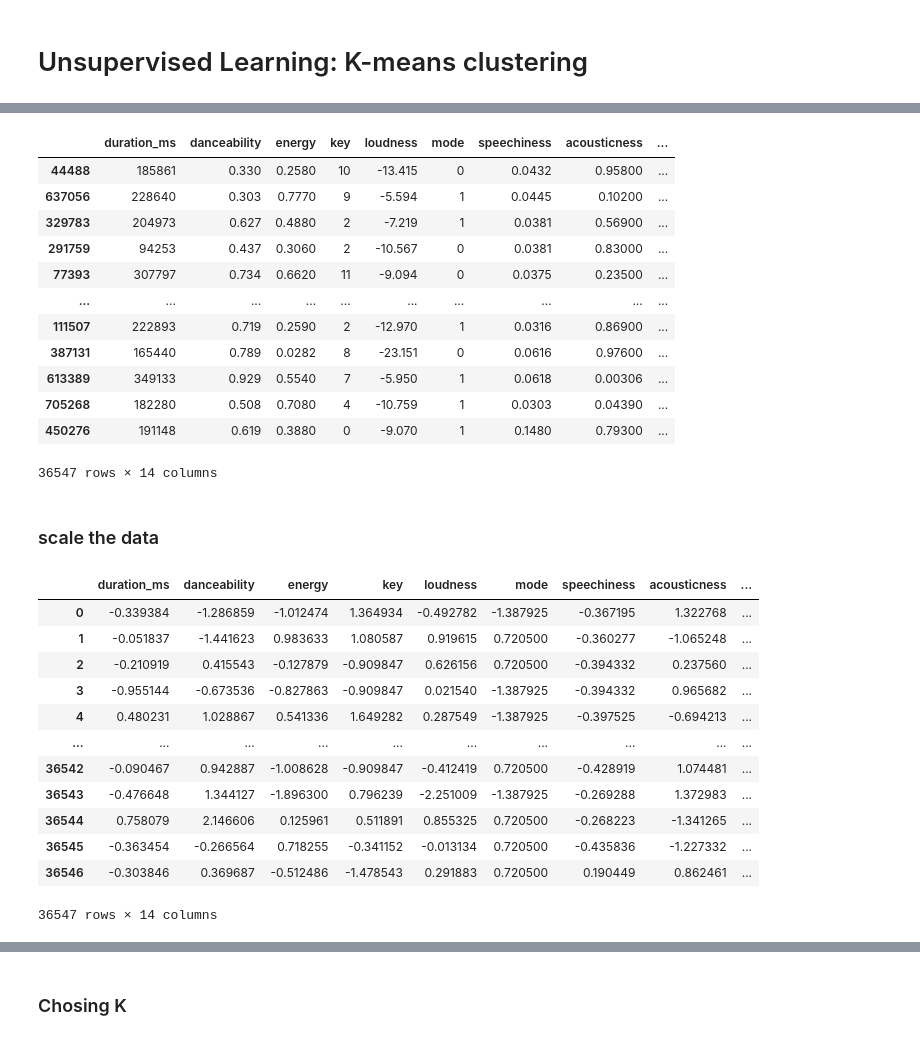
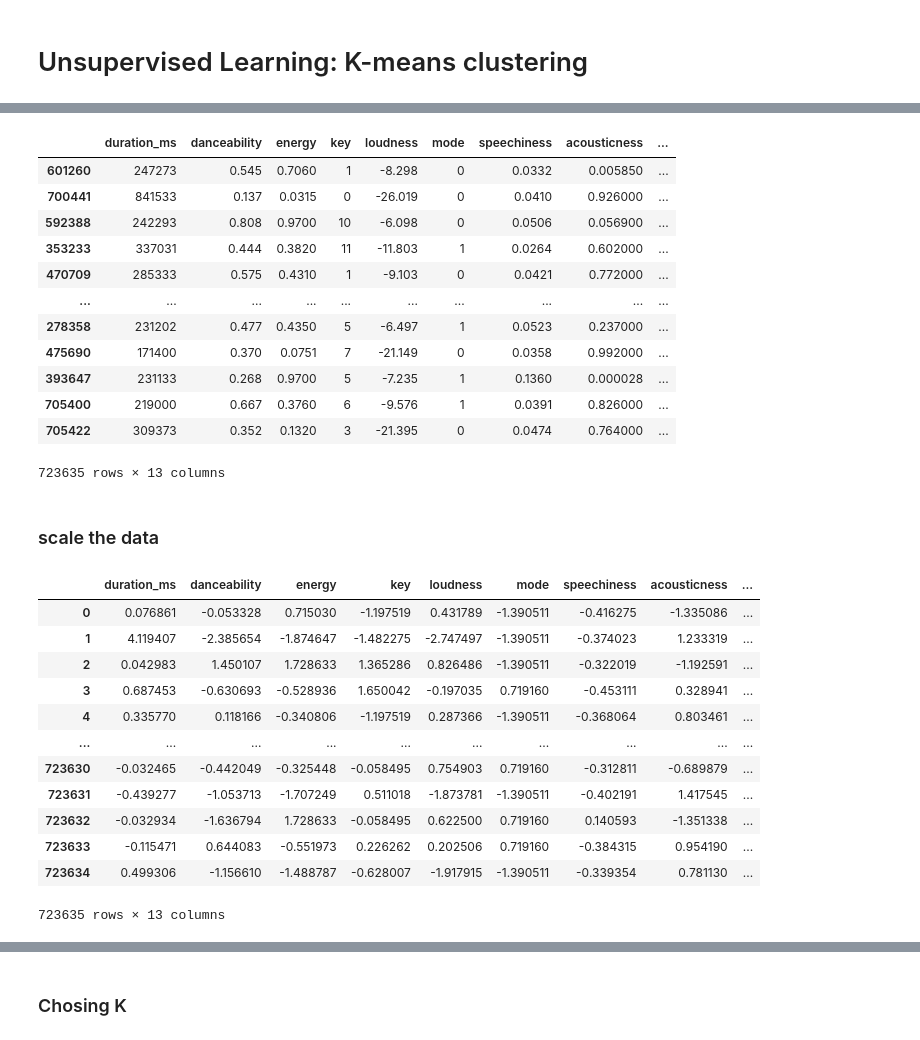
Before and after one commit to Alpha1294/lab-unsupervised-learning-intro, a Jupyter notebook: sing_recomender.ipynb, the cells around one changed output, grey strips where cells are left out. Cells and saved outputs as stored; diff of their text form; code cells hidden in the pictures.

```diff
--- a/sing_recomender.ipynb
+++ b/sing_recomender.ipynb
@@ -76,7 +77,7 @@ big_df=big_df.dropna()
 # %%
 #taking onyl 10% of the data so is not so slow
 
-sampled_df = big_df.sample(frac=0.05)
+sampled_df = big_df.sample(frac=0.99)
 sampled_df
 # %% [output]
 |  | track_id | track_name | popularity_x | duration_ms | explicit | artists | id_artists | release_date | ... |
@@ -95,48 +96,52 @@ sampled_df
 # %%
 columns_to_drop = ['track_id', 'track_name', 'explicit', 'artists',
                    'id_artists', 'release_date', 'artist_id',
-                   'genres', 'artist_name', 'popularity_x', 'popularity_y']
+                   'genres', 'artist_name', 'popularity_x', 'popularity_y',"followers"]
 # %%
 sampled_df = sampled_df.drop(columns=columns_to_drop)
 # %%
 sampled_df
 # %% [output]
 |  | duration_ms | danceability | energy | key | loudness | mode | speechiness | acousticness | ... |
-| 44488 | 185861 | 0.330 | 0.2580 | 10 | -13.415 | 0 | 0.0432 | 0.95800 | ... |
-| 637056 | 228640 | 0.303 | 0.7770 | 9 | -5.594 | 1 | 0.0445 | 0.10200 | ... |
-| 329783 | 204973 | 0.627 | 0.4880 | 2 | -7.219 | 1 | 0.0381 | 0.56900 | ... |
-| 291759 | 94253 | 0.437 | 0.3060 | 2 | -10.567 | 0 | 0.0381 | 0.83000 | ... |
-| 77393 | 307797 | 0.734 | 0.6620 | 11 | -9.094 | 0 | 0.0375 | 0.23500 | ... |
+| 601260 | 247273 | 0.545 | 0.7060 | 1 | -8.298 | 0 | 0.0332 | 0.005850 | ... |
+| 700441 | 841533 | 0.137 | 0.0315 | 0 | -26.019 | 0 | 0.0410 | 0.926000 | ... |
+| 592388 | 242293 | 0.808 | 0.9700 | 10 | -6.098 | 0 | 0.0506 | 0.056900 | ... |
+| 353233 | 337031 | 0.444 | 0.3820 | 11 | -11.803 | 1 | 0.0264 | 0.602000 | ... |
+| 470709 | 285333 | 0.575 | 0.4310 | 1 | -9.103 | 0 | 0.0421 | 0.772000 | ... |
 | ... | ... | ... | ... | ... | ... | ... | ... | ... | ... |
-| 111507 | 222893 | 0.719 | 0.2590 | 2 | -12.970 | 1 | 0.0316 | 0.86900 | ... |
-| 387131 | 165440 | 0.789 | 0.0282 | 8 | -23.151 | 0 | 0.0616 | 0.97600 | ... |
-| 613389 | 349133 | 0.929 | 0.5540 | 7 | -5.950 | 1 | 0.0618 | 0.00306 | ... |
-| 705268 | 182280 | 0.508 | 0.7080 | 4 | -10.759 | 1 | 0.0303 | 0.04390 | ... |
-| 450276 | 191148 | 0.619 | 0.3880 | 0 | -9.070 | 1 | 0.1480 | 0.79300 | ... |
+| 278358 | 231202 | 0.477 | 0.4350 | 5 | -6.497 | 1 | 0.0523 | 0.237000 | ... |
+| 475690 | 171400 | 0.370 | 0.0751 | 7 | -21.149 | 0 | 0.0358 | 0.992000 | ... |
+| 393647 | 231133 | 0.268 | 0.9700 | 5 | -7.235 | 1 | 0.1360 | 0.000028 | ... |
+| 705400 | 219000 | 0.667 | 0.3760 | 6 | -9.576 | 1 | 0.0391 | 0.826000 | ... |
+| 705422 | 309373 | 0.352 | 0.1320 | 3 | -21.395 | 0 | 0.0474 | 0.764000 | ... |
-36547 rows × 14 columns
+723635 rows × 13 columns
 # %% [markdown]
 ### scale the data
 # %%
-transformer = StandardScaler().fit(sampled_df)
-cluster_df_normalized = transformer.transform(sampled_df)
+# Load the saved StandardScaler
+with open('transformer.pkl', 'rb') as f:
+    loaded_transformer = pickle.load(f)
+
+#transformer = StandardScaler().fit(sampled_df)
+cluster_df_normalized = loaded_transformer.transform(sampled_df)
 
 # Now, all features will have the same weight.
 cluster_df_normalized = pd.DataFrame(cluster_df_normalized,columns=sampled_df.columns)
 cluster_df_normalized
 # %% [output]
 |  | duration_ms | danceability | energy | key | loudness | mode | speechiness | acousticness | ... |
-| 0 | -0.339384 | -1.286859 | -1.012474 | 1.364934 | -0.492782 | -1.387925 | -0.367195 | 1.322768 | ... |
-| 1 | -0.051837 | -1.441623 | 0.983633 | 1.080587 | 0.919615 | 0.720500 | -0.360277 | -1.065248 | ... |
-| 2 | -0.210919 | 0.415543 | -0.127879 | -0.909847 | 0.626156 | 0.720500 | -0.394332 | 0.237560 | ... |
-| 3 | -0.955144 | -0.673536 | -0.827863 | -0.909847 | 0.021540 | -1.387925 | -0.394332 | 0.965682 | ... |
-| 4 | 0.480231 | 1.028867 | 0.541336 | 1.649282 | 0.287549 | -1.387925 | -0.397525 | -0.694213 | ... |
+| 0 | 0.076861 | -0.053328 | 0.715030 | -1.197519 | 0.431789 | -1.390511 | -0.416275 | -1.335086 | ... |
+| 1 | 4.119407 | -2.385654 | -1.874647 | -1.482275 | -2.747497 | -1.390511 | -0.374023 | 1.233319 | ... |
+| 2 | 0.042983 | 1.450107 | 1.728633 | 1.365286 | 0.826486 | -1.390511 | -0.322019 | -1.192591 | ... |
+| 3 | 0.687453 | -0.630693 | -0.528936 | 1.650042 | -0.197035 | 0.719160 | -0.453111 | 0.328941 | ... |
+| 4 | 0.335770 | 0.118166 | -0.340806 | -1.197519 | 0.287366 | -1.390511 | -0.368064 | 0.803461 | ... |
 | ... | ... | ... | ... | ... | ... | ... | ... | ... | ... |
-| 36542 | -0.090467 | 0.942887 | -1.008628 | -0.909847 | -0.412419 | 0.720500 | -0.428919 | 1.074481 | ... |
-| 36543 | -0.476648 | 1.344127 | -1.896300 | 0.796239 | -2.251009 | -1.387925 | -0.269288 | 1.372983 | ... |
-| 36544 | 0.758079 | 2.146606 | 0.125961 | 0.511891 | 0.855325 | 0.720500 | -0.268223 | -1.341265 | ... |
-| 36545 | -0.363454 | -0.266564 | 0.718255 | -0.341152 | -0.013134 | 0.720500 | -0.435836 | -1.227332 | ... |
-| 36546 | -0.303846 | 0.369687 | -0.512486 | -1.478543 | 0.291883 | 0.720500 | 0.190449 | 0.862461 | ... |
+| 723630 | -0.032465 | -0.442049 | -0.325448 | -0.058495 | 0.754903 | 0.719160 | -0.312811 | -0.689879 | ... |
+| 723631 | -0.439277 | -1.053713 | -1.707249 | 0.511018 | -1.873781 | -1.390511 | -0.402191 | 1.417545 | ... |
+| 723632 | -0.032934 | -1.636794 | 1.728633 | -0.058495 | 0.622500 | 0.719160 | 0.140593 | -1.351338 | ... |
+| 723633 | -0.115471 | 0.644083 | -0.551973 | 0.226262 | 0.202506 | 0.719160 | -0.384315 | 0.954190 | ... |
+| 723634 | 0.499306 | -1.156610 | -1.488787 | -0.628007 | -1.917915 | -1.390511 | -0.339354 | 0.781130 | ... |
-36547 rows × 14 columns
+723635 rows × 13 columns
 # %%
 cluster_df_normalized
 # %% [output]
```
Also changed, not shown: parts of 12 cells of this notebook, 2 other files.
